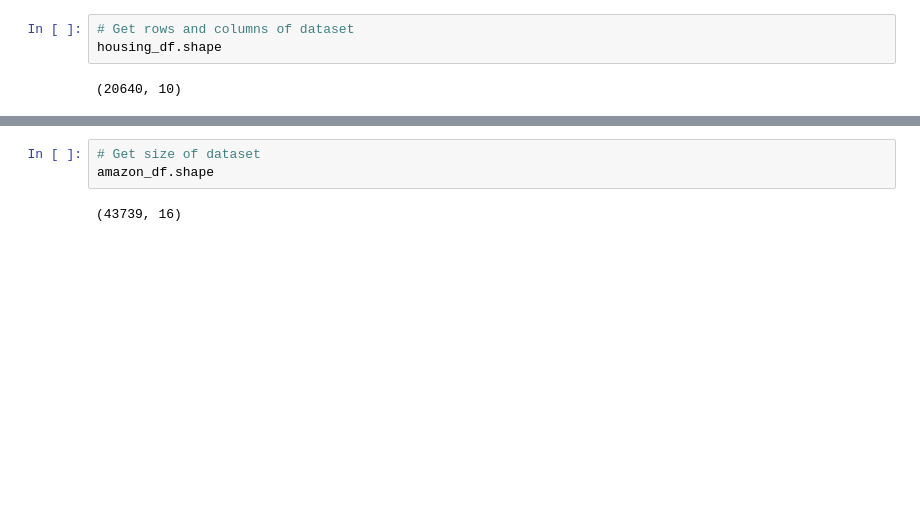
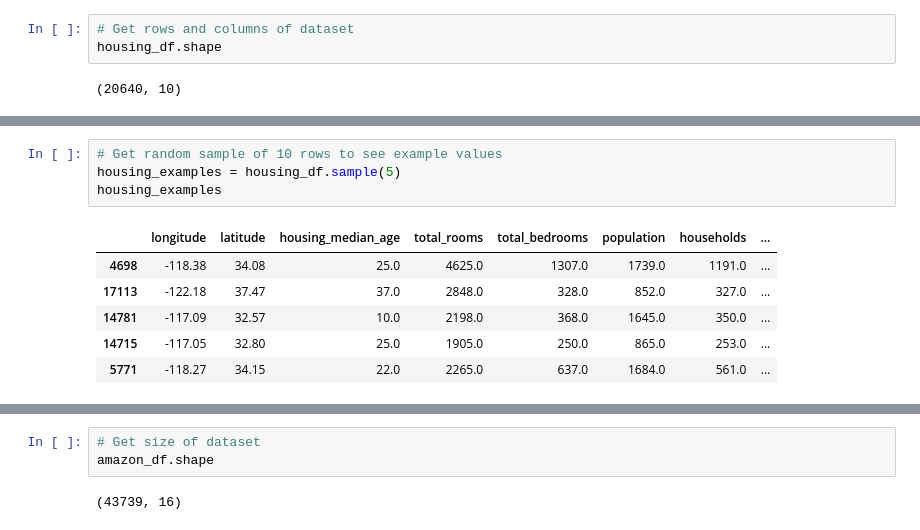
Before and after one commit to Ravinderram/ASDA_2025_Group_2_Portfolio, a Jupyter notebook: notebooks/week_02_group_2_notebook.ipynb, the cells around one changed output, grey strips where cells are left out. Drawn from its saved outputs; the diff is of its cells as text; blank space fills up the shorter version.

```diff
--- a/notebooks/week_02_group_2_notebook.ipynb
+++ b/notebooks/week_02_group_2_notebook.ipynb
@@ -23,0 +76,11 @@ housing_df.shape
+# %%
+# Get random sample of 10 rows to see example values
+housing_examples = housing_df.sample(5)
+housing_examples
+# %% [output]
+|  | longitude | latitude | housing_median_age | total_rooms | total_bedrooms | population | households | ... |
+| 4698 | -118.38 | 34.08 | 25.0 | 4625.0 | 1307.0 | 1739.0 | 1191.0 | ... |
+| 17113 | -122.18 | 37.47 | 37.0 | 2848.0 | 328.0 | 852.0 | 327.0 | ... |
+| 14781 | -117.09 | 32.57 | 10.0 | 2198.0 | 368.0 | 1645.0 | 350.0 | ... |
+| 14715 | -117.05 | 32.80 | 25.0 | 1905.0 | 250.0 | 865.0 | 253.0 | ... |
+| 5771 | -118.27 | 34.15 | 22.0 | 2265.0 | 637.0 | 1684.0 | 561.0 | ... |
```
Also changed, not shown: parts of 15 cells of this notebook.
